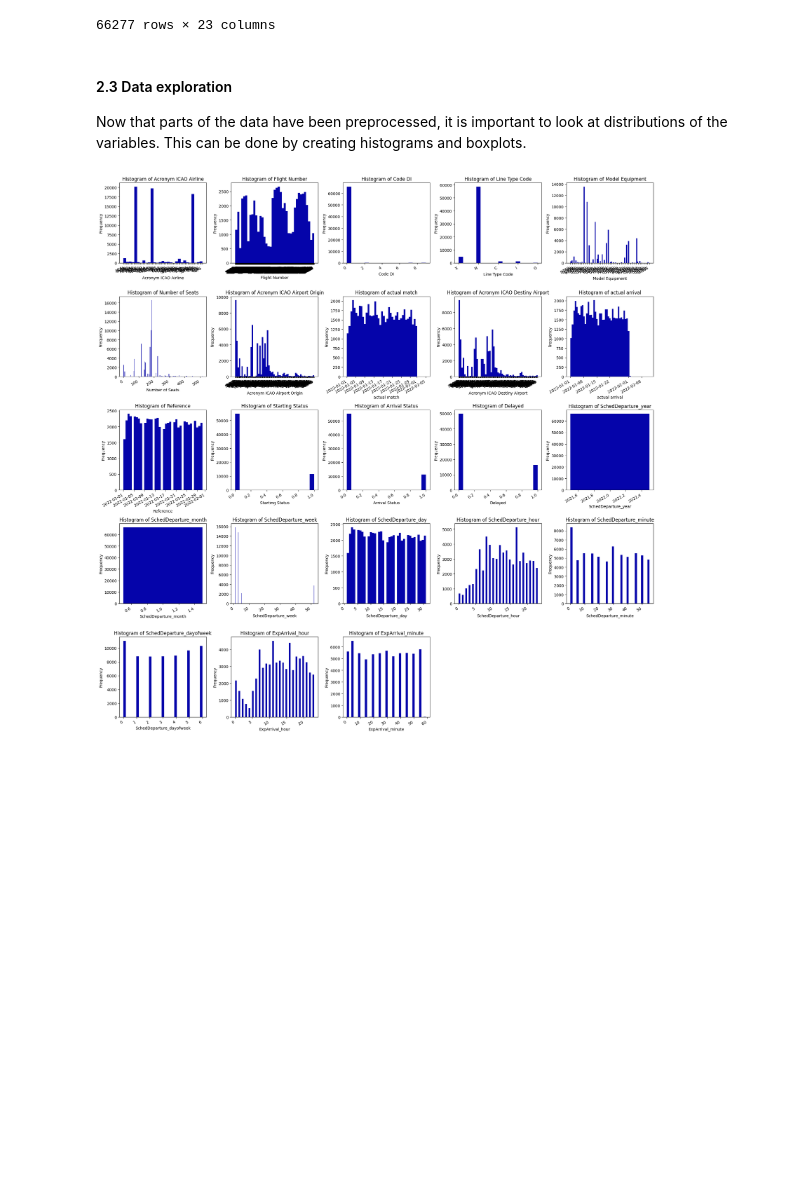
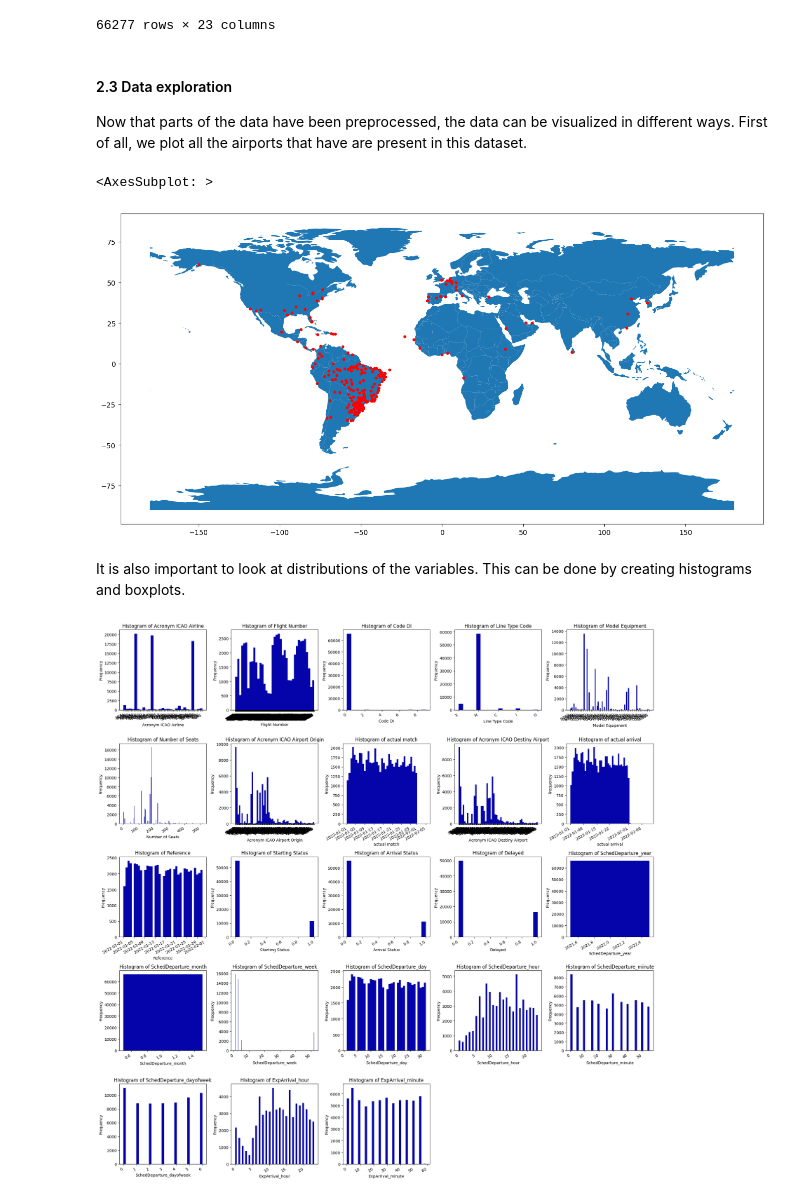
Before and after one commit to TygoF/Flight-delay-prediction, a Jupyter notebook: main.ipynb, the cells around one changed output. Cells and saved outputs as stored; diff of their text form; code cells hidden in the pictures; blank space fills up the shorter version.

```diff
--- a/main.ipynb
+++ b/main.ipynb
@@ -217,9 +222,29 @@ display(data_brazil4)
 | 66287 | UPS | 445 | 0 | X | B763 | 0 | ... |
 | 66289 | UPS | 417 | 0 | X | B763 | 0 | ... |
 66277 rows × 23 columns
+# %% [markdown]
+#### 2.3 Data exploration
+Now that parts of the data have been preprocessed, the data can be visualized in different ways. First of all, we plot all the airports that have are present in this dataset.
+# %%
+# Create list with coordinates for each airport
+geo = ArcGIS()
+intermediate = []
+
+for short in airport_code_dict:
+    location = geo.geocode(airport_code_dict.get(short))
+    intermediate.append([location.longitude, location.latitude])
+df = pd.DataFrame(intermediate, columns=["Longitude", "Latitude"])
+
+# Print the coordinates on the world map
+geometry = [Point(xy) for xy in zip(df['Longitude'], df['Latitude'])]
+gdf = GeoDataFrame(df, geometry=geometry)
+world = gpd.read_file(gpd.datasets.get_path('naturalearth_lowres'))
+gdf.plot(ax=world.plot(figsize=(20, 8)), marker='o', color='red', markersize=10)
+# %% [output]
+<AxesSubplot: >
+[figure, added]
 # %% [markdown]
-#### 2.3 Data exploration
-Now that parts of the data have been preprocessed, it is important to look at distributions of the variables. This can be done by creating histograms and boxplots.
+It is also important to look at distributions of the variables. This can be done by creating histograms and boxplots.
 # %%
 # Reform columns to correct data type
 data_brazil4["Flight Number"] = data_brazil4["Flight Number"].astype(str)
```
Also changed, not shown: parts of 3 cells of this notebook.
